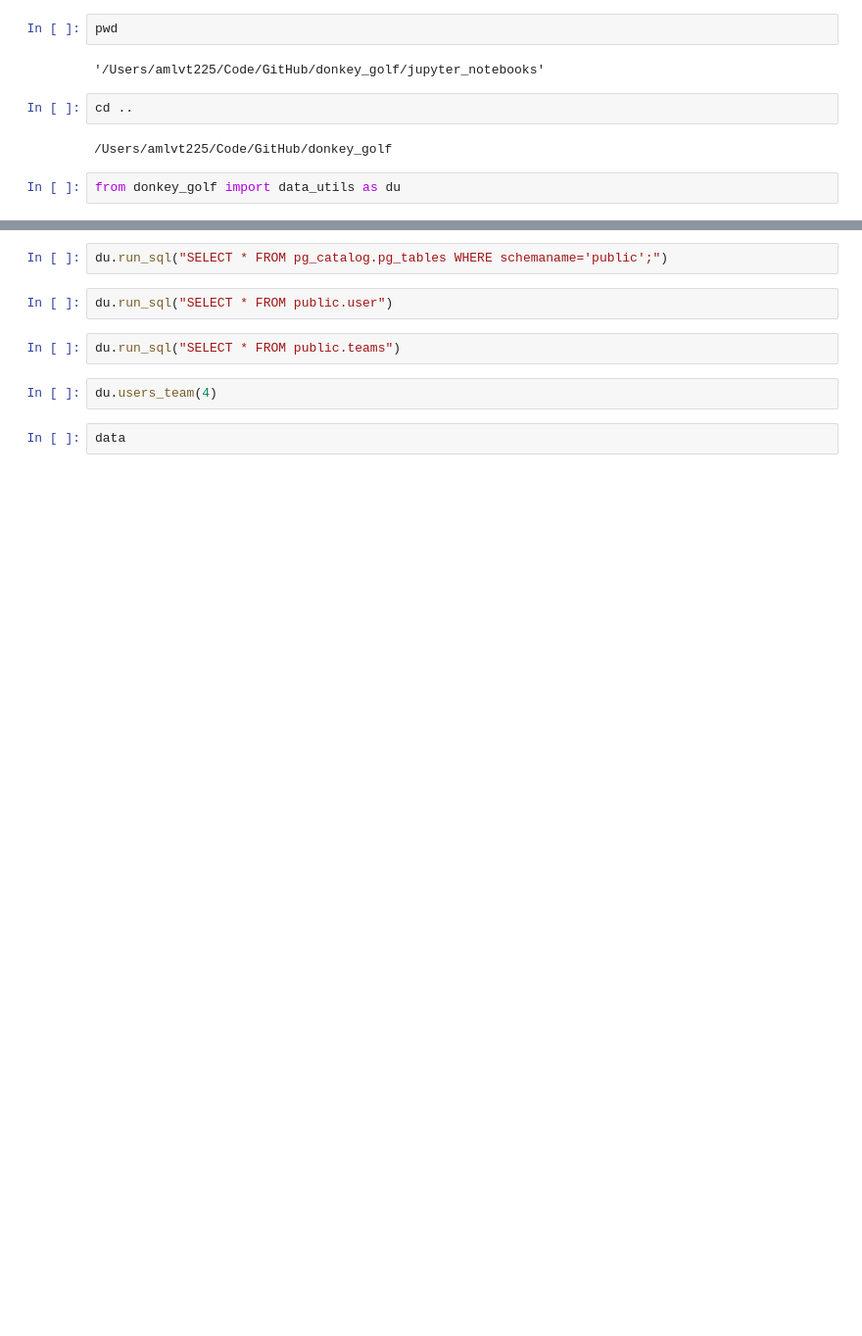
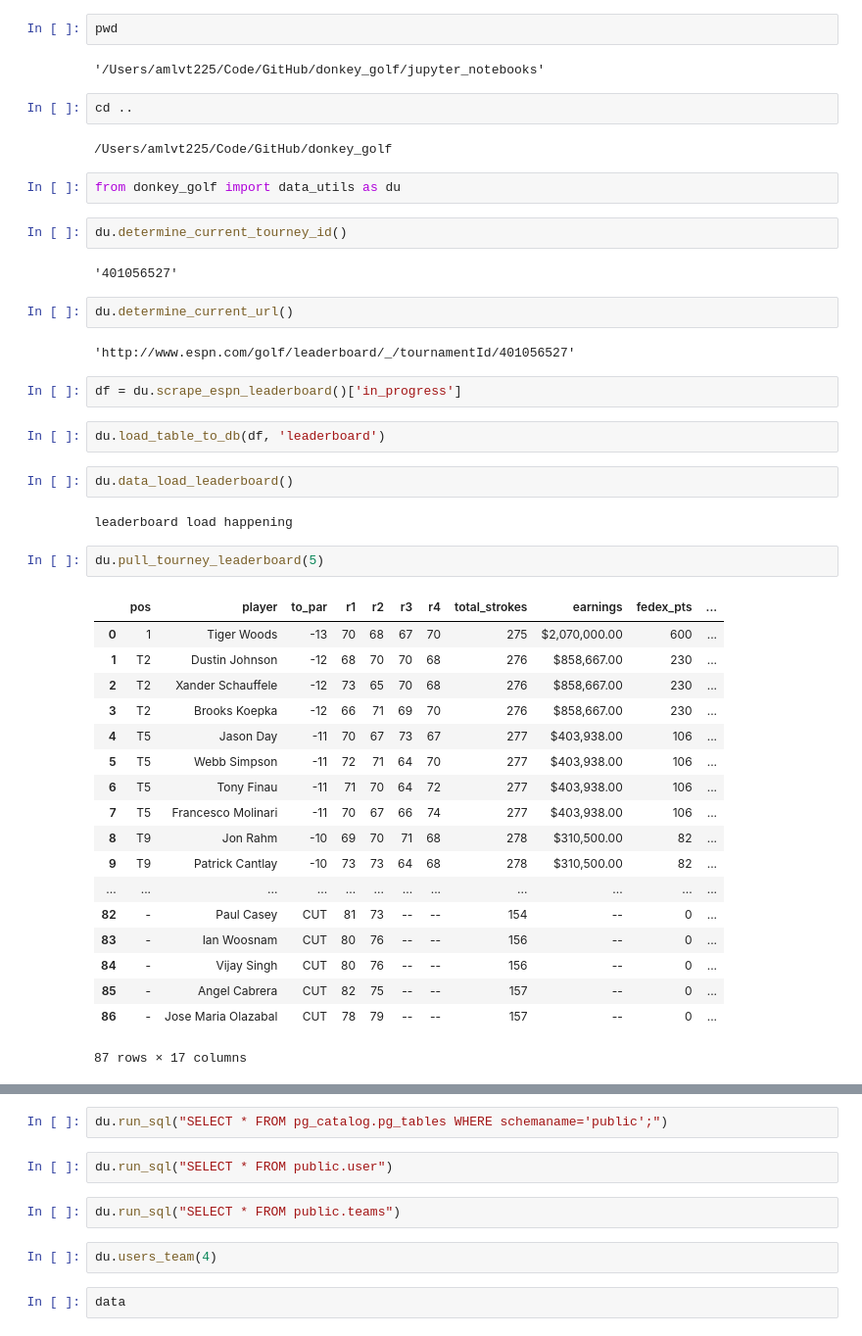
Before and after one commit to jbarton311/donkey_golf, a Jupyter notebook: jupyter_notebooks/connect_to_cloud_postgres.ipynb, the cells around one changed output, grey strips where cells are left out. Shown at 98% size. Drawn from its saved outputs; the diff is of its cells as text; blank space fills up the shorter version.

Commit message:
Dynamically pull current tourney ID from SQL db

```diff
--- a/jupyter_notebooks/connect_to_cloud_postgres.ipynb
+++ b/jupyter_notebooks/connect_to_cloud_postgres.ipynb
@@ -8,6 +8,43 @@ cd ..
 /Users/amlvt225/Code/GitHub/donkey_golf
 # %%
 from donkey_golf import data_utils as du
+# %%
+du.determine_current_tourney_id()
+# %% [output]
+'401056527'
+# %%
+du.determine_current_url()
+# %% [output]
+'http://www.espn.com/golf/leaderboard/_/tournamentId/401056527'
+# %%
+df = du.scrape_espn_leaderboard()['in_progress']
+# %%
+du.load_table_to_db(df, 'leaderboard')
+# %%
+du.data_load_leaderboard()
+# %% [output]
+leaderboard load happening
+# %%
+du.pull_tourney_leaderboard(5)
+# %% [output]
+|  | pos | player | to_par | r1 | r2 | r3 | r4 | total_strokes | earnings | fedex_pts | ... |
+| 0 | 1 | Tiger Woods | -13 | 70 | 68 | 67 | 70 | 275 | $2,070,000.00 | 600 | ... |
+| 1 | T2 | Dustin Johnson | -12 | 68 | 70 | 70 | 68 | 276 | $858,667.00 | 230 | ... |
+| 2 | T2 | Xander Schauffele | -12 | 73 | 65 | 70 | 68 | 276 | $858,667.00 | 230 | ... |
+| 3 | T2 | Brooks Koepka | -12 | 66 | 71 | 69 | 70 | 276 | $858,667.00 | 230 | ... |
+| 4 | T5 | Jason Day | -11 | 70 | 67 | 73 | 67 | 277 | $403,938.00 | 106 | ... |
+| 5 | T5 | Webb Simpson | -11 | 72 | 71 | 64 | 70 | 277 | $403,938.00 | 106 | ... |
+| 6 | T5 | Tony Finau | -11 | 71 | 70 | 64 | 72 | 277 | $403,938.00 | 106 | ... |
+| 7 | T5 | Francesco Molinari | -11 | 70 | 67 | 66 | 74 | 277 | $403,938.00 | 106 | ... |
+| 8 | T9 | Jon Rahm | -10 | 69 | 70 | 71 | 68 | 278 | $310,500.00 | 82 | ... |
+| 9 | T9 | Patrick Cantlay | -10 | 73 | 73 | 64 | 68 | 278 | $310,500.00 | 82 | ... |
+| ... | ... | ... | ... | ... | ... | ... | ... | ... | ... | ... | ... |
+| 82 | - | Paul Casey | CUT | 81 | 73 | -- | -- | 154 | -- | 0 | ... |
+| 83 | - | Ian Woosnam | CUT | 80 | 76 | -- | -- | 156 | -- | 0 | ... |
+| 84 | - | Vijay Singh | CUT | 80 | 76 | -- | -- | 156 | -- | 0 | ... |
+| 85 | - | Angel Cabrera | CUT | 82 | 75 | -- | -- | 157 | -- | 0 | ... |
+| 86 | - | Jose Maria Olazabal | CUT | 78 | 79 | -- | -- | 157 | -- | 0 | ... |
+87 rows × 17 columns
 # %%
 du.scrape_espn_leaderboard()
 # %% [output]
```
Also changed, not shown: parts of 9 cells of this notebook, 3 other files.
